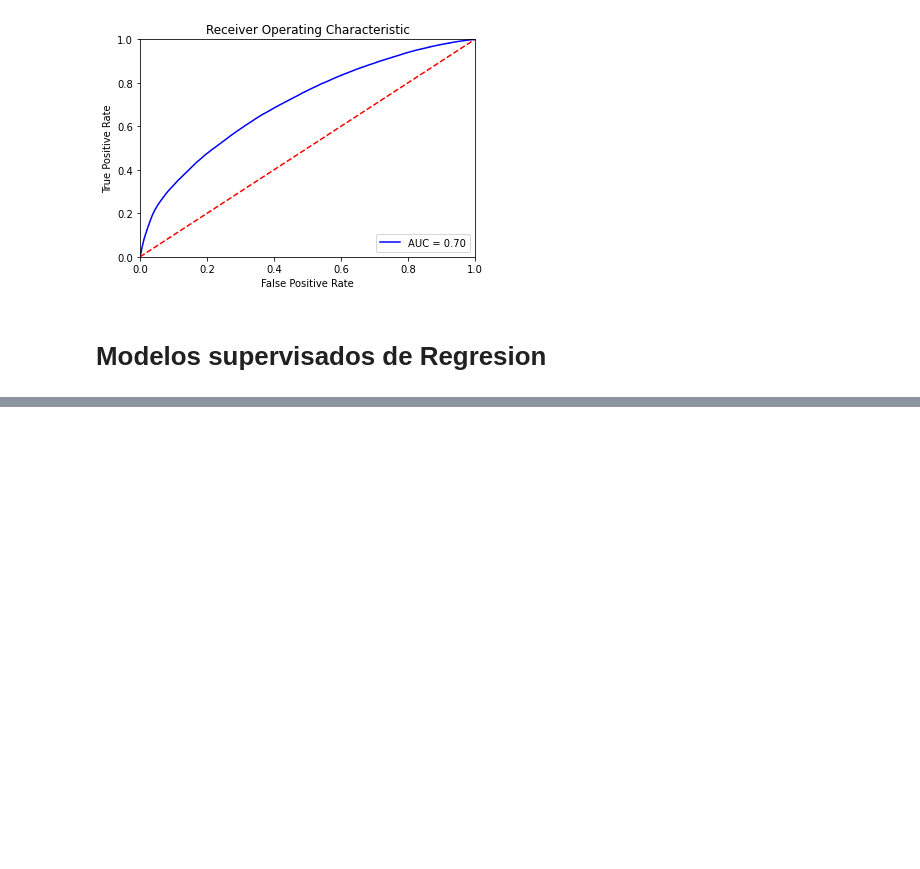
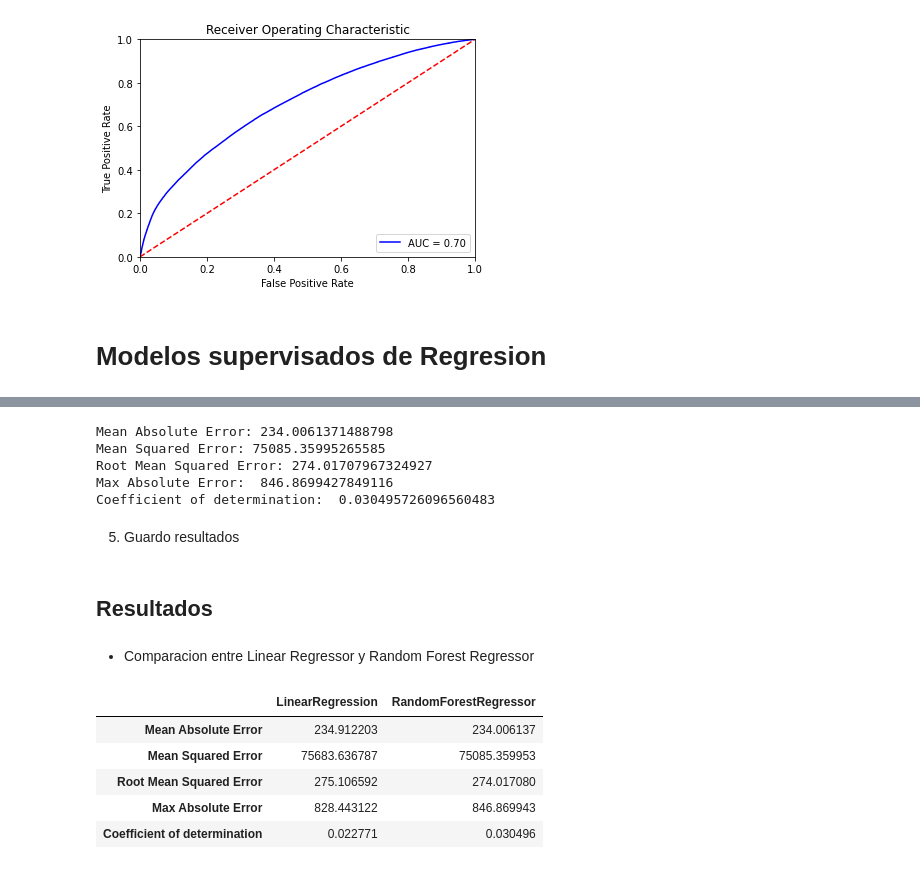
Before and after one commit to nick1287/Airlines, a Jupyter notebook: Airlines+Proyecto_Final.ipynb, the cells around one changed output, grey strips where cells are left out. Saved outputs shown, nothing was run; the diff lists cells and outputs as text; code cells hidden in the pictures; blank space fills up the shorter version.

```diff
--- a/Airlines+Proyecto_Final.ipynb
+++ b/Airlines+Proyecto_Final.ipynb
@@ -791,0 +916,47 @@ AUC for our classifier is: 0.7039728607363336
+# %%
+MAE = metrics.mean_absolute_error(y_test, y_test_pred)
+print('Mean Absolute Error:', MAE)
+
+MSE = metrics.mean_squared_error(y_test, y_test_pred)
+print('Mean Squared Error:', MSE)
+
+RMSE = np.sqrt(metrics.mean_squared_error(y_test, y_test_pred))
+print('Root Mean Squared Error:', RMSE)
+
+MAXAE = metrics.max_error(y_test,y_test_pred)
+print('Max Absolute Error: ', MAXAE)
+
+COD = metrics.r2_score(y_test,y_test_pred)
+print('Coefficient of determination: ', COD)
+# %% [output]
+Mean Absolute Error: 234.0061371488798
+Mean Squared Error: 75085.35995265585
+Root Mean Squared Error: 274.01707967324927
+Max Absolute Error:  846.8699427849116
+Coefficient of determination:  0.030495726096560483
+# %% [markdown]
+5. Guardo resultados
+# %%
+RFR.append(MAE)
+RFR.append(MSE)
+RFR.append(RMSE)
+RFR.append(MAXAE)
+RFR.append(COD)
+# %% [markdown]
+## Resultados
+# %% [markdown]
+* Comparacion entre Linear Regressor y Random Forest Regressor
+# %%
+resultados
+df_resultados = pd.DataFrame(LR,index=['Mean Absolute Error','Mean Squared Error','Root Mean Squared Error',
+                                               'Max Absolute Error','Coefficient of determination'],
+                              columns=['LinearRegression'])
+df_resultados['RandomForestRegressor']=RFR
+df_resultados
+# %% [output]
+|  | LinearRegression | RandomForestRegressor |
+| Mean Absolute Error | 234.912203 | 234.006137 |
+| Mean Squared Error | 75683.636787 | 75085.359953 |
+| Root Mean Squared Error | 275.106592 | 274.017080 |
+| Max Absolute Error | 828.443122 | 846.869943 |
+| Coefficient of determination | 0.022771 | 0.030496 |
```
Also changed, not shown: parts of 39 cells of this notebook.
